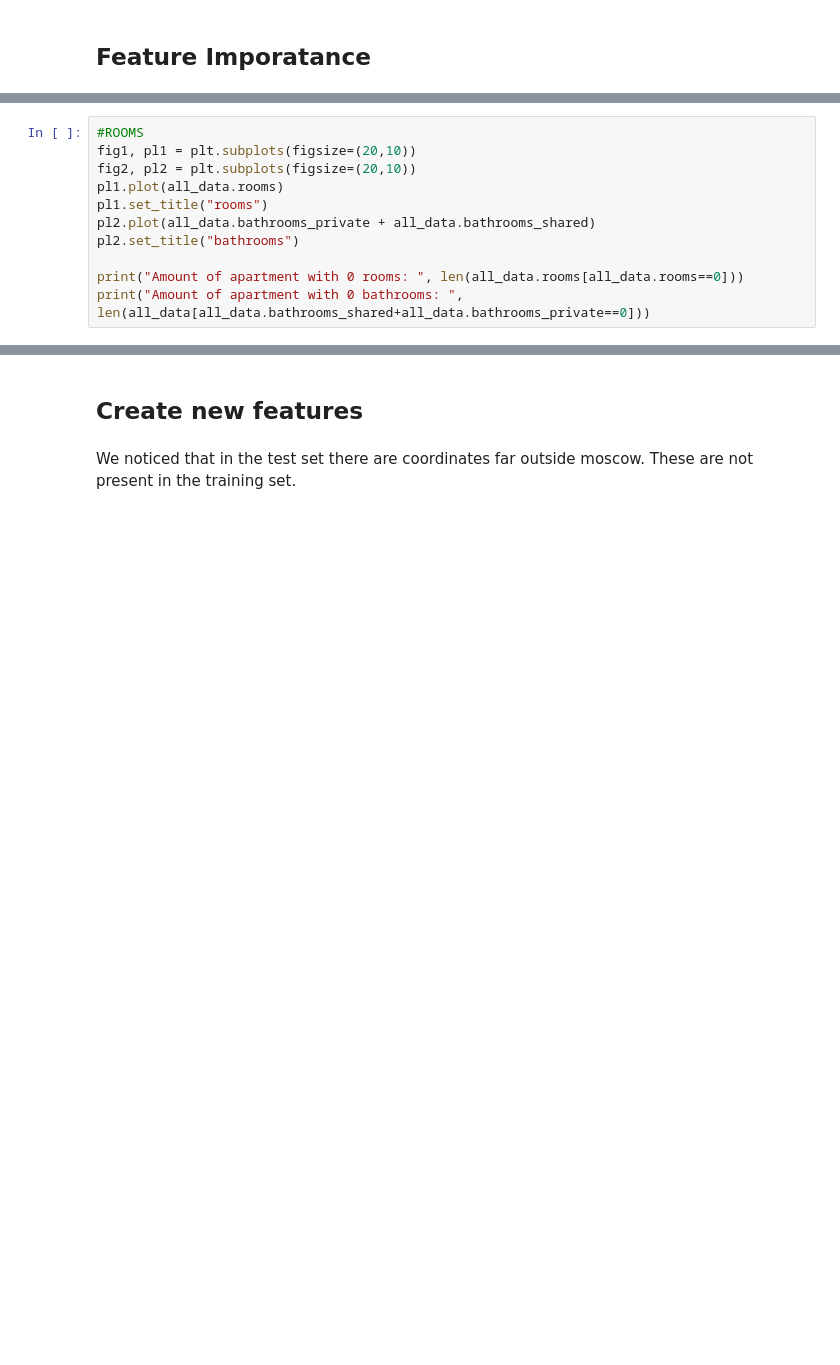
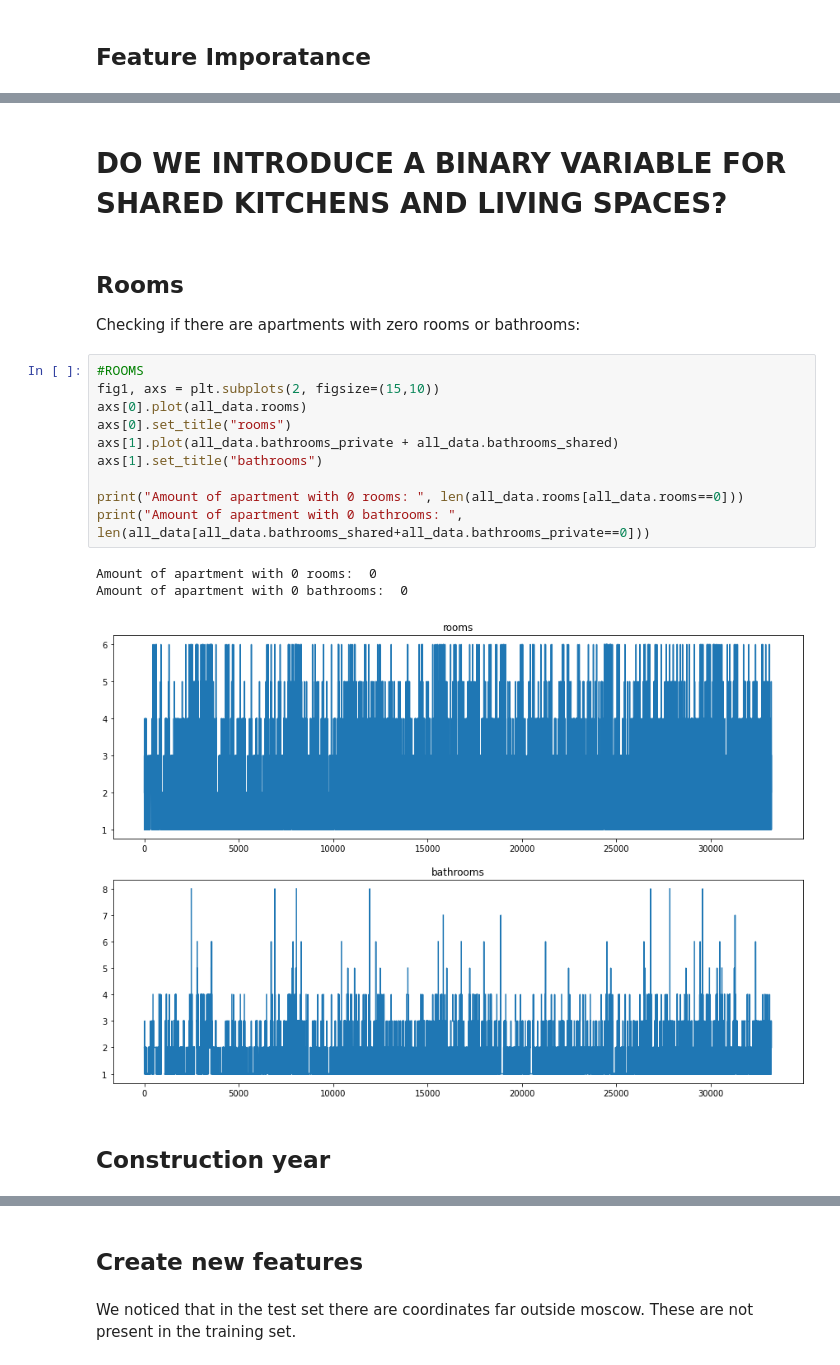
Before and after one commit to kirill-menke/house-pricing-prediction, a Jupyter notebook: group97_long_notebook.ipynb, the cells around one changed output, grey strips where cells are left out. Cells and saved outputs as stored; diff of their text form; blank space fills up the shorter version.

```diff
--- a/group97_long_notebook.ipynb
+++ b/group97_long_notebook.ipynb
@@ -273,11 +317,21 @@ all_data.loc[wrong_life_sq_index, 'area_living'] = all_data.loc[wrong_life_sq_in
+# %% [markdown]
+# DO WE INTRODUCE A BINARY VARIABLE FOR SHARED KITCHENS AND LIVING SPACES?
+# %% [markdown]
+## Rooms
+Checking if there are apartments with zero rooms or bathrooms:
 # %%
 #ROOMS
-fig1, pl1 = plt.subplots(figsize=(20,10))
-fig2, pl2 = plt.subplots(figsize=(20,10))
-pl1.plot(all_data.rooms)
-pl1.set_title("rooms")
-pl2.plot(all_data.bathrooms_private + all_data.bathrooms_shared)
-pl2.set_title("bathrooms")
+fig1, axs = plt.subplots(2, figsize=(15,10))
+axs[0].plot(all_data.rooms)
+axs[0].set_title("rooms")
+axs[1].plot(all_data.bathrooms_private + all_data.bathrooms_shared)
+axs[1].set_title("bathrooms")
 
 print("Amount of apartment with 0 rooms: ", len(all_data.rooms[all_data.rooms==0]))
 print("Amount of apartment with 0 bathrooms: ", len(all_data[all_data.bathrooms_shared+all_data.bathrooms_private==0]))
+# %% [output]
+Amount of apartment with 0 rooms:  0
+Amount of apartment with 0 bathrooms:  0
+[figure, added]
+# %% [markdown]
+## Construction year
```
Also changed, not shown: parts of 30 cells of this notebook.
